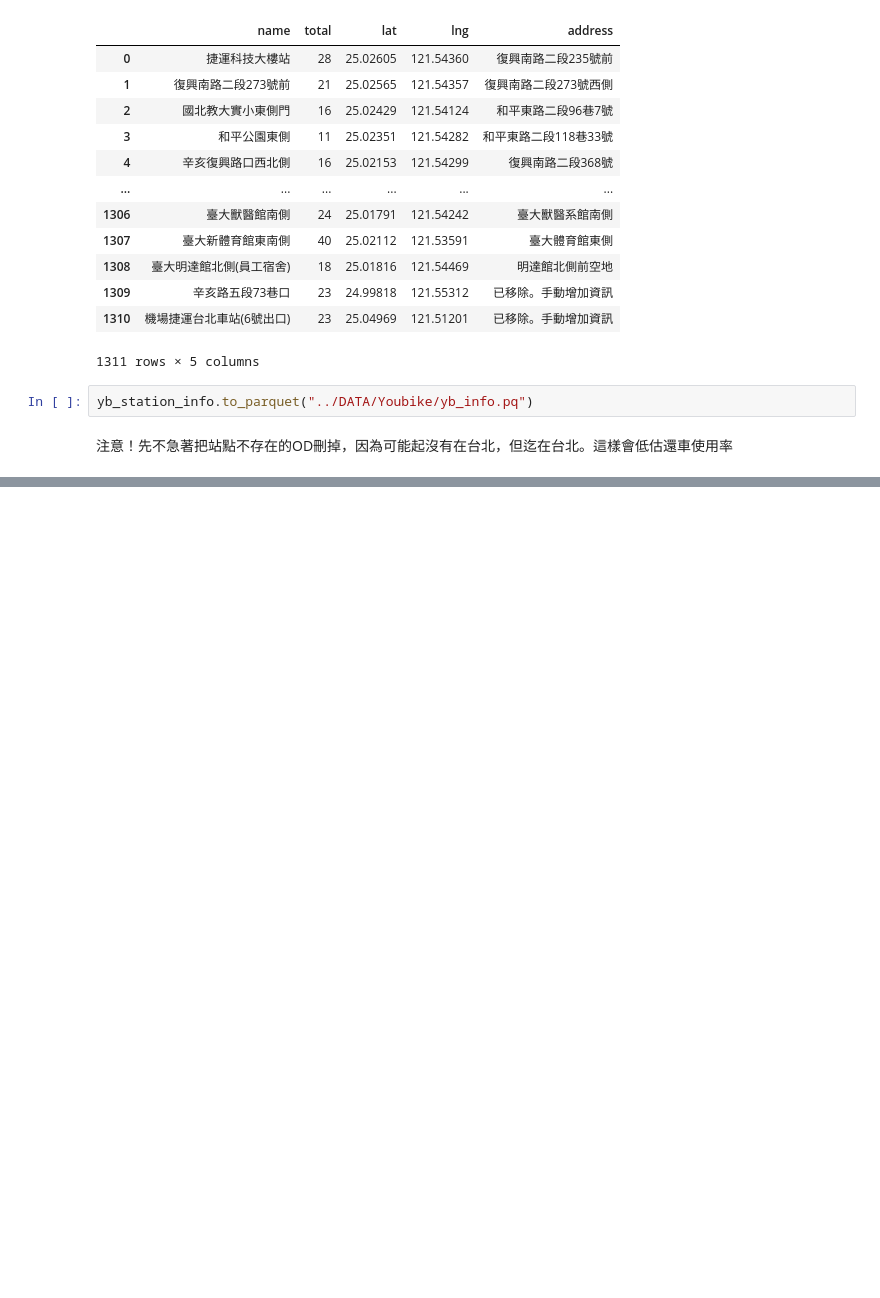
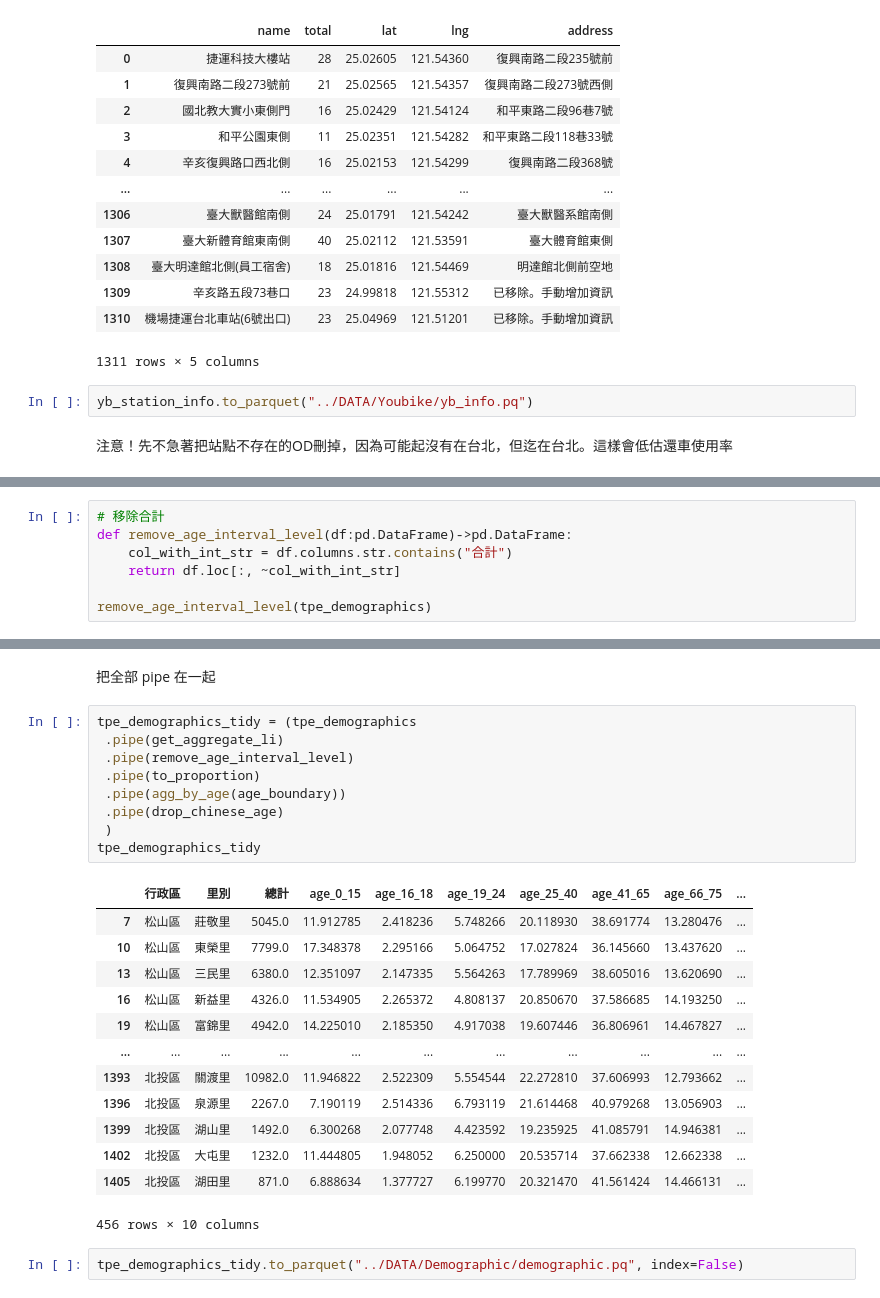
Before and after one commit to teddy21019/YoubikeUsagePrediction, a Jupyter notebook: project/data_getter/GettingData.ipynb, the cells around one changed output, grey strips where cells are left out. Cells and saved outputs as stored; diff of their text form; blank space fills up the shorter version.

```diff
--- a/project/data_getter/GettingData.ipynb
+++ b/project/data_getter/GettingData.ipynb
@@ -331,0 +443,7 @@ yb_station_info.to_parquet("../DATA/Youbike/yb_info.pq")
+# %%
+# 移除合計
+def remove_age_interval_level(df:pd.DataFrame)->pd.DataFrame:
+    col_with_int_str = df.columns.str.contains("合計")
+    return df.loc[:, ~col_with_int_str]
+
+remove_age_interval_level(tpe_demographics)
@@ -331,0 +507,27 @@ yb_station_info.to_parquet("../DATA/Youbike/yb_info.pq")
+# %% [markdown]
+把全部 pipe 在一起
+# %%
+tpe_demographics_tidy = (tpe_demographics
+ .pipe(get_aggregate_li)
+ .pipe(remove_age_interval_level)
+ .pipe(to_proportion)
+ .pipe(agg_by_age(age_boundary))
+ .pipe(drop_chinese_age)
+ )
+tpe_demographics_tidy
+# %% [output]
+|  | 行政區 | 里別 | 總計 | age_0_15 | age_16_18 | age_19_24 | age_25_40 | age_41_65 | age_66_75 | ... |
+| 7 | 松山區 | 莊敬里 | 5045.0 | 11.912785 | 2.418236 | 5.748266 | 20.118930 | 38.691774 | 13.280476 | ... |
+| 10 | 松山區 | 東榮里 | 7799.0 | 17.348378 | 2.295166 | 5.064752 | 17.027824 | 36.145660 | 13.437620 | ... |
+| 13 | 松山區 | 三民里 | 6380.0 | 12.351097 | 2.147335 | 5.564263 | 17.789969 | 38.605016 | 13.620690 | ... |
+| 16 | 松山區 | 新益里 | 4326.0 | 11.534905 | 2.265372 | 4.808137 | 20.850670 | 37.586685 | 14.193250 | ... |
+| 19 | 松山區 | 富錦里 | 4942.0 | 14.225010 | 2.185350 | 4.917038 | 19.607446 | 36.806961 | 14.467827 | ... |
+| ... | ... | ... | ... | ... | ... | ... | ... | ... | ... | ... |
+| 1393 | 北投區 | 關渡里 | 10982.0 | 11.946822 | 2.522309 | 5.554544 | 22.272810 | 37.606993 | 12.793662 | ... |
+| 1396 | 北投區 | 泉源里 | 2267.0 | 7.190119 | 2.514336 | 6.793119 | 21.614468 | 40.979268 | 13.056903 | ... |
+| 1399 | 北投區 | 湖山里 | 1492.0 | 6.300268 | 2.077748 | 4.423592 | 19.235925 | 41.085791 | 14.946381 | ... |
+| 1402 | 北投區 | 大屯里 | 1232.0 | 11.444805 | 1.948052 | 6.250000 | 20.535714 | 37.662338 | 12.662338 | ... |
+| 1405 | 北投區 | 湖田里 | 871.0 | 6.888634 | 1.377727 | 6.199770 | 20.321470 | 41.561424 | 14.466131 | ... |
+456 rows × 10 columns
+# %%
+tpe_demographics_tidy.to_parquet("../DATA/Demographic/demographic.pq", index=False)
```
Also changed, not shown: parts of 18 cells of this notebook.
